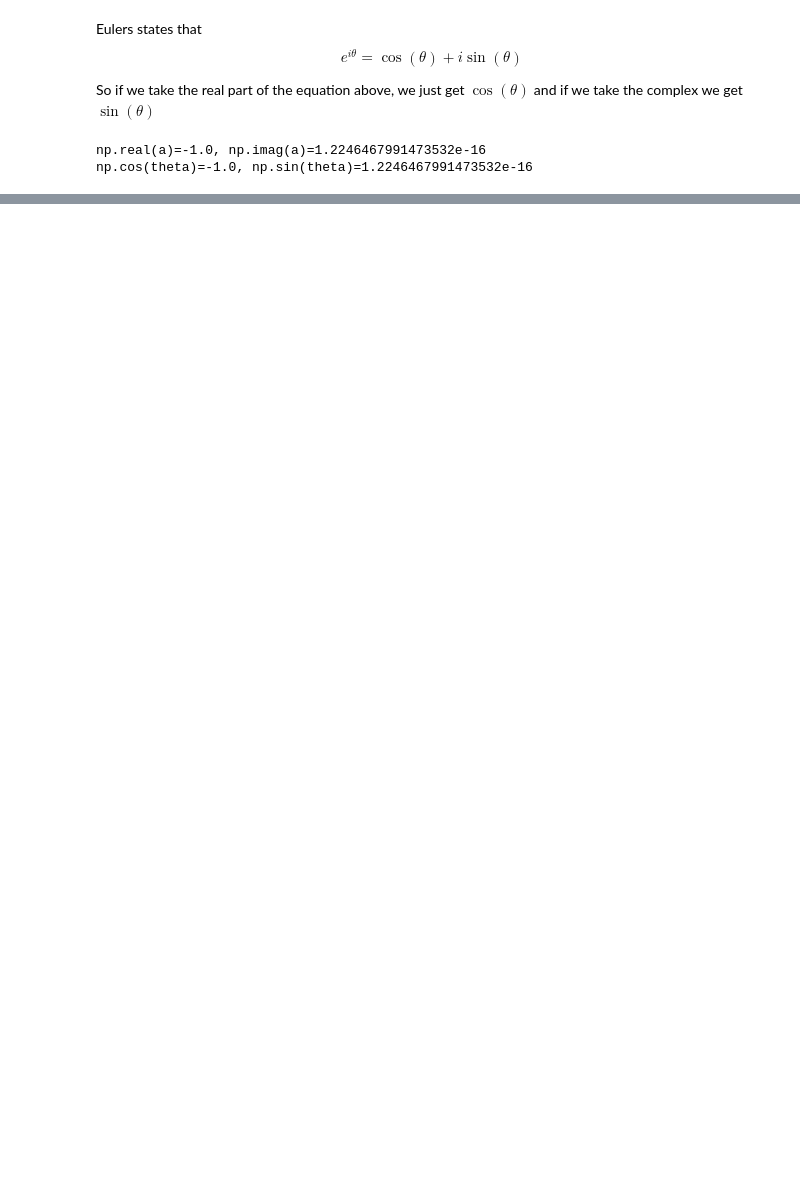
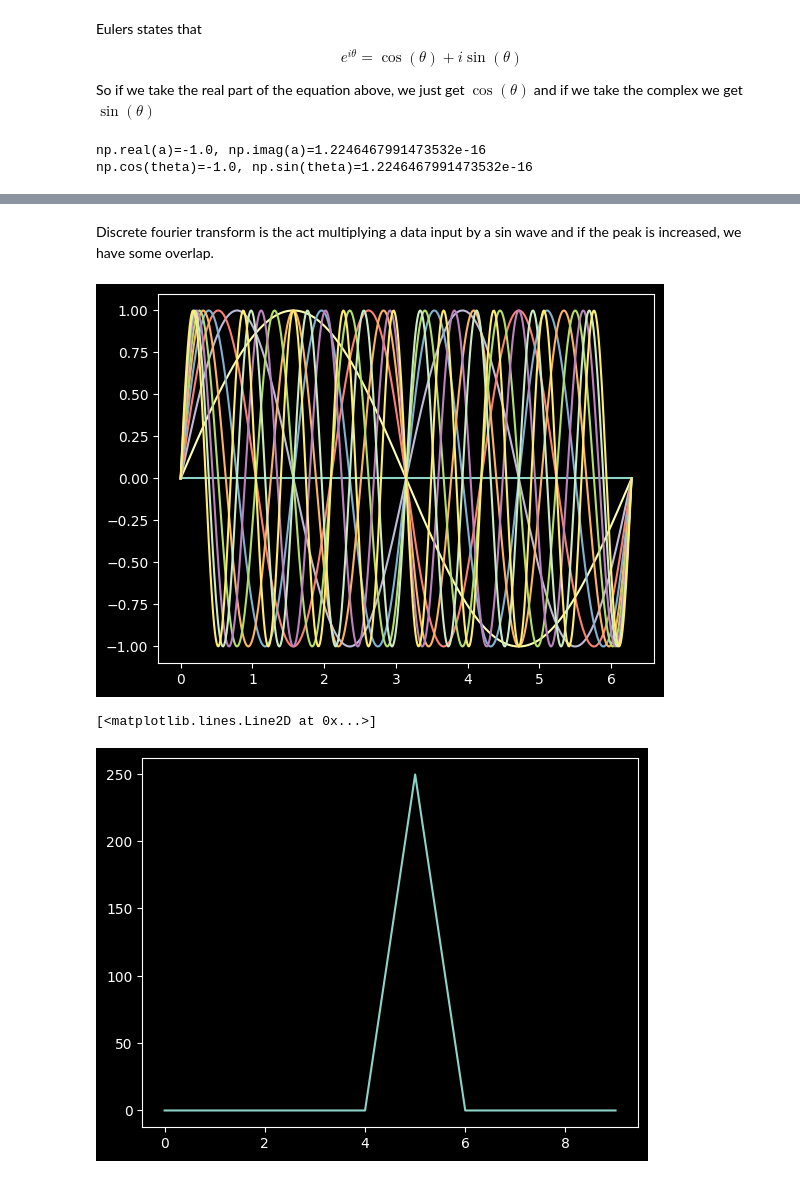
Before and after one commit to xnought/paper-implement, a Jupyter notebook: fft/dft.ipynb, the cells around one changed output, grey strips where cells are left out. Cells and saved outputs as stored; diff of their text form; code cells hidden in the pictures; blank space fills up the shorter version.

```diff
--- a/fft/dft.ipynb
+++ b/fft/dft.ipynb
@@ -43,0 +66,17 @@ np.cos(theta)=-1.0, np.sin(theta)=1.2246467991473532e-16
+# %% [markdown]
+Discrete fourier transform is the act multiplying a data input by a sin wave and if the peak is increased, we have some overlap.
+# %%
+N = 10
+
+c = np.sin(5*x) + np.sin(2*x) + np.cos(5*x)
+
+sums = np.zeros((N))
+
+for i in range(N):
+	sums[i] = (pure*c).sum()
+plt.show()
+plt.plot(sums)
+# %% [output]
+[figure, added]
+[<matplotlib.lines.Line2D at 0x...>]
+[figure, added]
```
Also changed, not shown: parts of 5 cells of this notebook.
